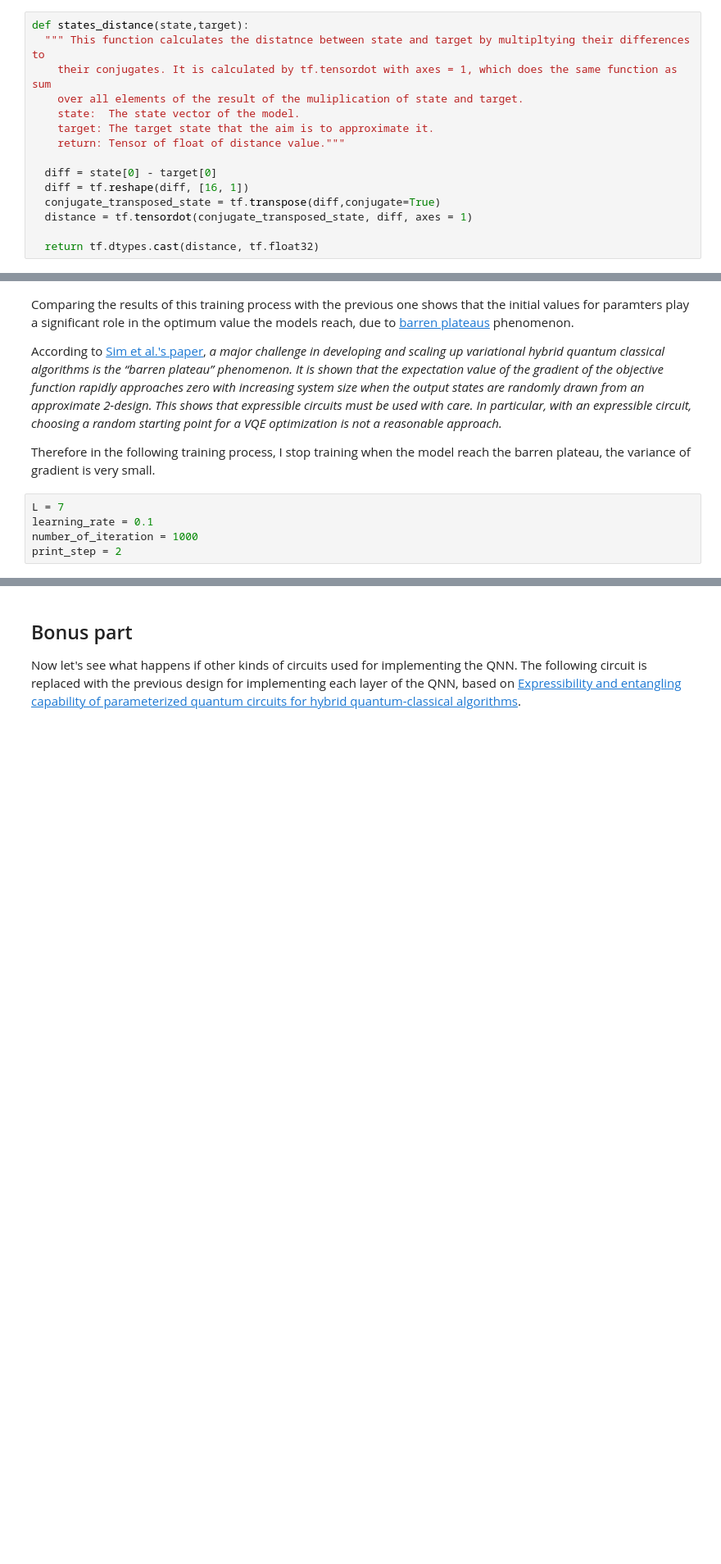
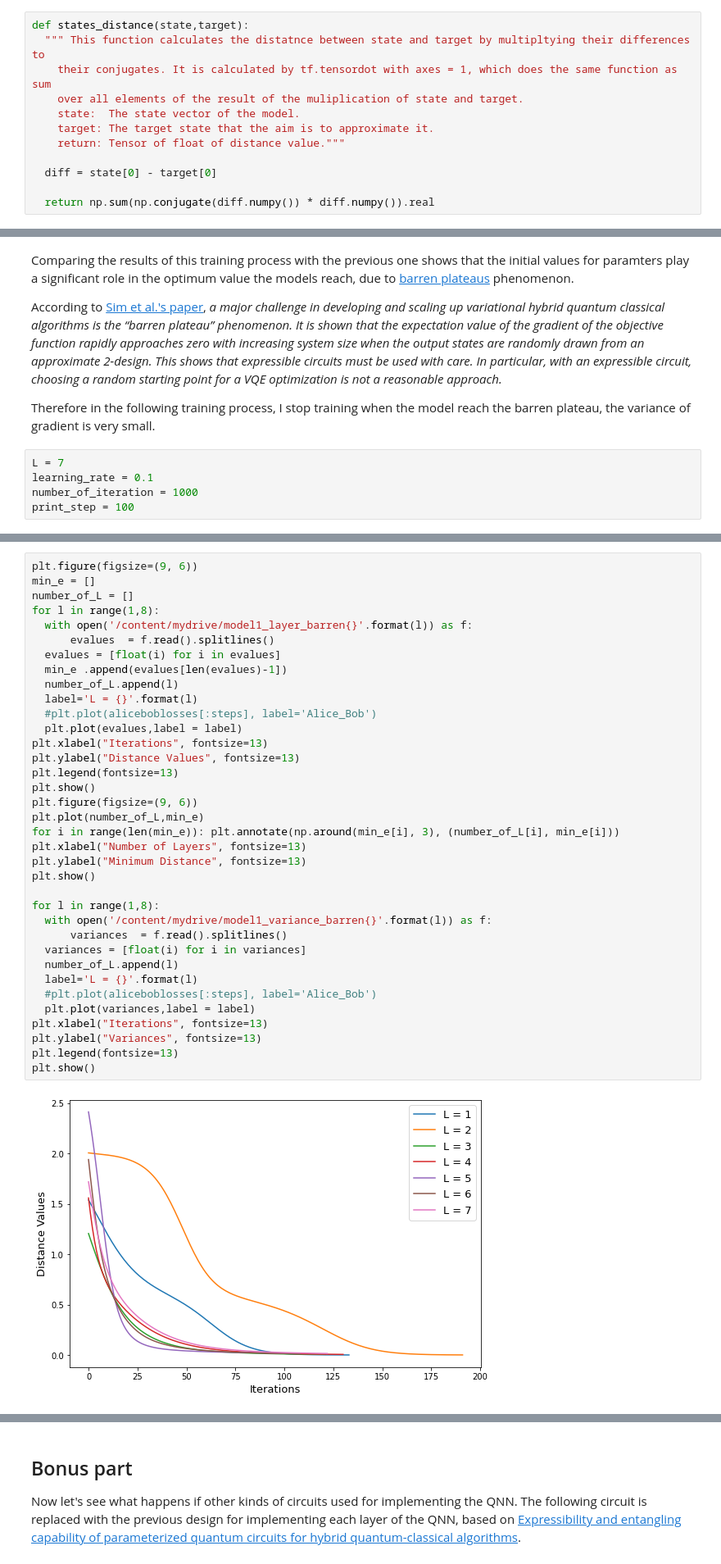
Before and after one commit to nargesalavi/Quantum-Open-Source-Foundation-Mentorship, a Jupyter notebook: QNN_Optimization.ipynb, the cells around one changed output, grey strips where cells are left out. Shown at 82% size. Cells and saved outputs as stored; diff of their text form; blank space fills up the shorter version.

Commit message:
Changes in distance function.

```diff
--- a/QNN_Optimization.ipynb
+++ b/QNN_Optimization.ipynb
@@ -205,8 +198,5 @@ def states_distance(state,target):
     return: Tensor of float of distance value."""
 
   diff = state[0] - target[0]
-  diff = tf.reshape(diff, [16, 1])
-  conjugate_transposed_state = tf.transpose(diff,conjugate=True)
-  distance = tf.tensordot(conjugate_transposed_state, diff, axes = 1)
 
-  return tf.dtypes.cast(distance, tf.float32)
+  return np.sum(np.conjugate(diff.numpy()) * diff.numpy()).real
@@ -418,7 +419,7 @@ According to [Sim et al.'s paper](https://arxiv.org/pdf/1905.10876.pdf), *a  maj
 L = 7
 learning_rate = 0.1
 number_of_iteration = 1000
-print_step = 2
+print_step = 100
 # %%
 list_of_e =[]
 types = 1
@@ -453,0 +458,38 @@ print('Training finished.')
+# %%
+plt.figure(figsize=(9, 6))
+min_e = []
+number_of_L = []
+for l in range(1,8):
+  with open('/content/mydrive/model1_layer_barren{}'.format(l)) as f:
+      evalues  = f.read().splitlines()
+  evalues = [float(i) for i in evalues]
+  min_e .append(evalues[len(evalues)-1])
+  number_of_L.append(l)
+  label='L = {}'.format(l)
+  #plt.plot(aliceboblosses[:steps], label='Alice_Bob')
+  plt.plot(evalues,label = label)
+plt.xlabel("Iterations", fontsize=13)
+plt.ylabel("Distance Values", fontsize=13)
+plt.legend(fontsize=13)
+plt.show()
+plt.figure(figsize=(9, 6))
+plt.plot(number_of_L,min_e)
+for i in range(len(min_e)): plt.annotate(np.around(min_e[i], 3), (number_of_L[i], min_e[i]))
+plt.xlabel("Number of Layers", fontsize=13)
+plt.ylabel("Minimum Distance", fontsize=13)
+plt.show()
+
+for l in range(1,8):
+  with open('/content/mydrive/model1_variance_barren{}'.format(l)) as f:
+      variances  = f.read().splitlines()
+  variances = [float(i) for i in variances]
+  number_of_L.append(l)
+  label='L = {}'.format(l)
+  #plt.plot(aliceboblosses[:steps], label='Alice_Bob')
+  plt.plot(variances,label = label)
+plt.xlabel("Iterations", fontsize=13)
+plt.ylabel("Variances", fontsize=13)
+plt.legend(fontsize=13)
+plt.show()
+# %% [output]
+[figure, added]
```
Also changed, not shown: parts of 8 cells of this notebook.
